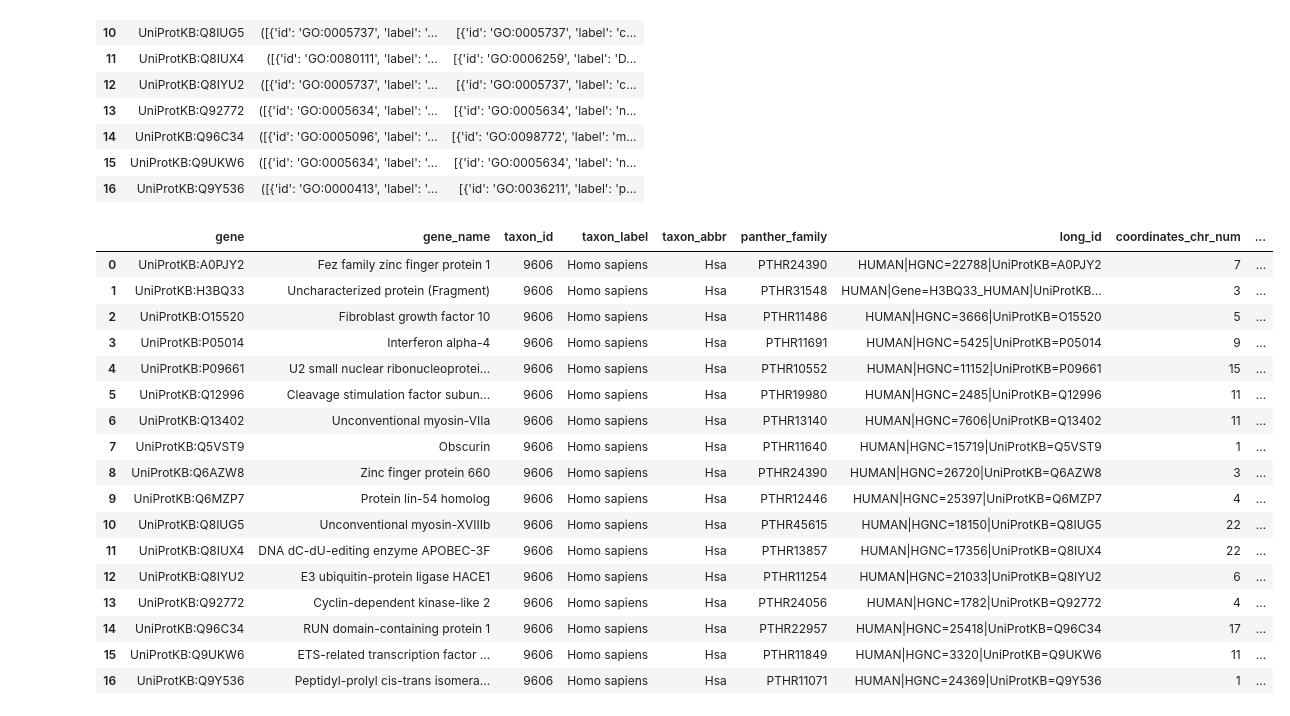
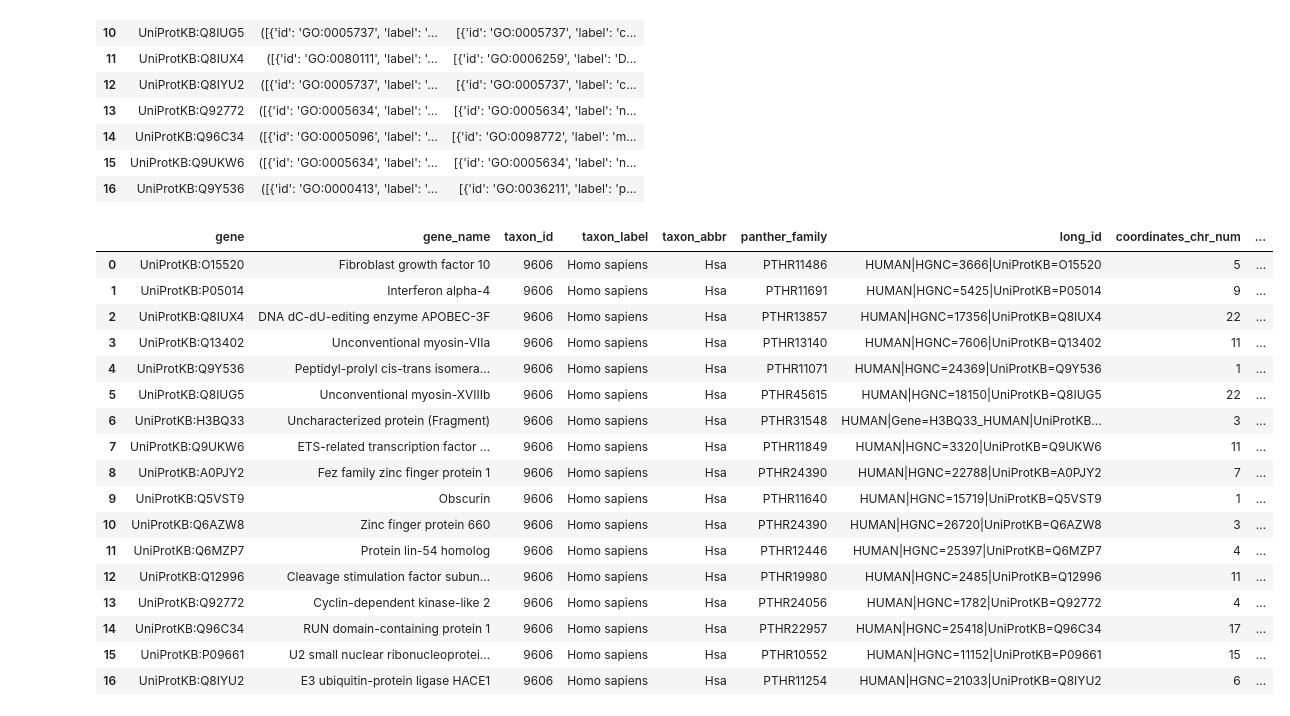
Before and after one commit to pantherdb/pango, a Jupyter notebook: loader/playground.ipynb, the cells around one changed output. Saved outputs shown, nothing was run; the diff lists cells and outputs as text; code cells hidden in the pictures.

Commit message:
changing api to have genes results than annotations, autocomplete   https://github.com/pantherdb/pango/issues/43

```diff
--- a/loader/playground.ipynb
+++ b/loader/playground.ipynb
@@ -622,52 +622,60 @@ def uniquify_slim_terms(series, evidence_series):
         if isinstance(item_list, list):
             for item in item_list:
                 term = item.copy()
                 term.pop('is_goslim', None)
                 term['evidence_type'] = evidence_series.iloc[idx]  # add the evidence_type
                 unique_terms[term['id']] = term
     return list(unique_terms.values())
 
 columns_to_extract = [
     'gene_name',
     'taxon_id',
     'taxon_label',
     'taxon_abbr',
     'panther_family',
     'long_id',
     'coordinates_chr_num',
     'coordinates_start',
     'coordinates_end',
     'gene_symbol'
 ]
 
-genes_df = clean_annos_df.groupby('gene').apply(lambda group: pd.Series({
-    **{col: group[col].iloc[0] for col in columns_to_extract},
-    'terms': uniquify_term(group['term'], group['evidence_type']),
-    'slim_terms': uniquify_slim_terms(group['slim_terms'], group['evidence_type'])
-})).reset_index()
+def group_terms(group):
+    unique_terms = uniquify_term(group['term'], group['evidence_type'])
+    slim_terms = uniquify_slim_terms(group['slim_terms'], group['evidence_type'])
+    return pd.Series({
+         **{col: group[col].iloc[0] for col in columns_to_extract},
+        'terms': unique_terms,
+        'slim_terms': slim_terms,
+        'terms_count': len(unique_terms)
+    })
+
+genes_df = clean_annos_df.groupby('gene').apply(group_terms).reset_index()
+genes_df = genes_df.sort_values(by='terms_count', ascending=False).reset_index(drop=True)
+
 
 anno_json = genes_df.to_json(orient="records", default_handler=None)
 json_str = json.loads(anno_json)
 #pprint.pprint(json_str)
 write_to_json(json_str, ospath.join('.', genes_annotations_fp), indent=2)
 
 genes_df
 # %% [output]
 |  | gene | gene_name | taxon_id | taxon_label | taxon_abbr | panther_family | long_id | coordinates_chr_num | ... |
-| 0 | UniProtKB:A0PJY2 | Fez family zinc finger protein 1 | 9606 | Homo sapiens | Hsa | PTHR24390 | HUMAN|HGNC=22788|UniProtKB=A0PJY2 | 7 | ... |
-| 1 | UniProtKB:H3BQ33 | Uncharacterized protein (Fragment) | 9606 | Homo sapiens | Hsa | PTHR31548 | HUMAN|Gene=H3BQ33_HUMAN|UniProtKB... | 3 | ... |
-| 2 | UniProtKB:O15520 | Fibroblast growth factor 10 | 9606 | Homo sapiens | Hsa | PTHR11486 | HUMAN|HGNC=3666|UniProtKB=O15520 | 5 | ... |
-| 3 | UniProtKB:P05014 | Interferon alpha-4 | 9606 | Homo sapiens | Hsa | PTHR11691 | HUMAN|HGNC=5425|UniProtKB=P05014 | 9 | ... |
-| 4 | UniProtKB:P09661 | U2 small nuclear ribonucleoprotei... | 9606 | Homo sapiens | Hsa | PTHR10552 | HUMAN|HGNC=11152|UniProtKB=P09661 | 15 | ... |
-| 5 | UniProtKB:Q12996 | Cleavage stimulation factor subun... | 9606 | Homo sapiens | Hsa | PTHR19980 | HUMAN|HGNC=2485|UniProtKB=Q12996 | 11 | ... |
-| 6 | UniProtKB:Q13402 | Unconventional myosin-VIIa | 9606 | Homo sapiens | Hsa | PTHR13140 | HUMAN|HGNC=7606|UniProtKB=Q13402 | 11 | ... |
-| 7 | UniProtKB:Q5VST9 | Obscurin | 9606 | Homo sapiens | Hsa | PTHR11640 | HUMAN|HGNC=15719|UniProtKB=Q5VST9 | 1 | ... |
-| 8 | UniProtKB:Q6AZW8 | Zinc finger protein 660 | 9606 | Homo sapiens | Hsa | PTHR24390 | HUMAN|HGNC=26720|UniProtKB=Q6AZW8 | 3 | ... |
-| 9 | UniProtKB:Q6MZP7 | Protein lin-54 homolog | 9606 | Homo sapiens | Hsa | PTHR12446 | HUMAN|HGNC=25397|UniProtKB=Q6MZP7 | 4 | ... |
-| 10 | UniProtKB:Q8IUG5 | Unconventional myosin-XVIIIb | 9606 | Homo sapiens | Hsa | PTHR45615 | HUMAN|HGNC=18150|UniProtKB=Q8IUG5 | 22 | ... |
-| 11 | UniProtKB:Q8IUX4 | DNA dC-dU-editing enzyme APOBEC-3F | 9606 | Homo sapiens | Hsa | PTHR13857 | HUMAN|HGNC=17356|UniProtKB=Q8IUX4 | 22 | ... |
-| 12 | UniProtKB:Q8IYU2 | E3 ubiquitin-protein ligase HACE1 | 9606 | Homo sapiens | Hsa | PTHR11254 | HUMAN|HGNC=21033|UniProtKB=Q8IYU2 | 6 | ... |
+| 0 | UniProtKB:O15520 | Fibroblast growth factor 10 | 9606 | Homo sapiens | Hsa | PTHR11486 | HUMAN|HGNC=3666|UniProtKB=O15520 | 5 | ... |
+| 1 | UniProtKB:P05014 | Interferon alpha-4 | 9606 | Homo sapiens | Hsa | PTHR11691 | HUMAN|HGNC=5425|UniProtKB=P05014 | 9 | ... |
+| 2 | UniProtKB:Q8IUX4 | DNA dC-dU-editing enzyme APOBEC-3F | 9606 | Homo sapiens | Hsa | PTHR13857 | HUMAN|HGNC=17356|UniProtKB=Q8IUX4 | 22 | ... |
+| 3 | UniProtKB:Q13402 | Unconventional myosin-VIIa | 9606 | Homo sapiens | Hsa | PTHR13140 | HUMAN|HGNC=7606|UniProtKB=Q13402 | 11 | ... |
+| 4 | UniProtKB:Q9Y536 | Peptidyl-prolyl cis-trans isomera... | 9606 | Homo sapiens | Hsa | PTHR11071 | HUMAN|HGNC=24369|UniProtKB=Q9Y536 | 1 | ... |
+| 5 | UniProtKB:Q8IUG5 | Unconventional myosin-XVIIIb | 9606 | Homo sapiens | Hsa | PTHR45615 | HUMAN|HGNC=18150|UniProtKB=Q8IUG5 | 22 | ... |
+| 6 | UniProtKB:H3BQ33 | Uncharacterized protein (Fragment) | 9606 | Homo sapiens | Hsa | PTHR31548 | HUMAN|Gene=H3BQ33_HUMAN|UniProtKB... | 3 | ... |
+| 7 | UniProtKB:Q9UKW6 | ETS-related transcription factor ... | 9606 | Homo sapiens | Hsa | PTHR11849 | HUMAN|HGNC=3320|UniProtKB=Q9UKW6 | 11 | ... |
+| 8 | UniProtKB:A0PJY2 | Fez family zinc finger protein 1 | 9606 | Homo sapiens | Hsa | PTHR24390 | HUMAN|HGNC=22788|UniProtKB=A0PJY2 | 7 | ... |
+| 9 | UniProtKB:Q5VST9 | Obscurin | 9606 | Homo sapiens | Hsa | PTHR11640 | HUMAN|HGNC=15719|UniProtKB=Q5VST9 | 1 | ... |
+| 10 | UniProtKB:Q6AZW8 | Zinc finger protein 660 | 9606 | Homo sapiens | Hsa | PTHR24390 | HUMAN|HGNC=26720|UniProtKB=Q6AZW8 | 3 | ... |
+| 11 | UniProtKB:Q6MZP7 | Protein lin-54 homolog | 9606 | Homo sapiens | Hsa | PTHR12446 | HUMAN|HGNC=25397|UniProtKB=Q6MZP7 | 4 | ... |
+| 12 | UniProtKB:Q12996 | Cleavage stimulation factor subun... | 9606 | Homo sapiens | Hsa | PTHR19980 | HUMAN|HGNC=2485|UniProtKB=Q12996 | 11 | ... |
 | 13 | UniProtKB:Q92772 | Cyclin-dependent kinase-like 2 | 9606 | Homo sapiens | Hsa | PTHR24056 | HUMAN|HGNC=1782|UniProtKB=Q92772 | 4 | ... |
 | 14 | UniProtKB:Q96C34 | RUN domain-containing protein 1 | 9606 | Homo sapiens | Hsa | PTHR22957 | HUMAN|HGNC=25418|UniProtKB=Q96C34 | 17 | ... |
-| 15 | UniProtKB:Q9UKW6 | ETS-related transcription factor ... | 9606 | Homo sapiens | Hsa | PTHR11849 | HUMAN|HGNC=3320|UniProtKB=Q9UKW6 | 11 | ... |
-| 16 | UniProtKB:Q9Y536 | Peptidyl-prolyl cis-trans isomera... | 9606 | Homo sapiens | Hsa | PTHR11071 | HUMAN|HGNC=24369|UniProtKB=Q9Y536 | 1 | ... |
+| 15 | UniProtKB:P09661 | U2 small nuclear ribonucleoprotei... | 9606 | Homo sapiens | Hsa | PTHR10552 | HUMAN|HGNC=11152|UniProtKB=P09661 | 15 | ... |
+| 16 | UniProtKB:Q8IYU2 | E3 ubiquitin-protein ligase HACE1 | 9606 | Homo sapiens | Hsa | PTHR11254 | HUMAN|HGNC=21033|UniProtKB=Q8IYU2 | 6 | ... |
```
Also changed, not shown: 20 other files.
